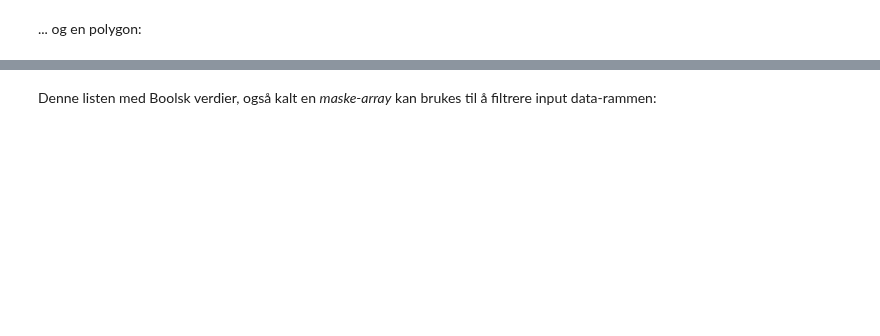
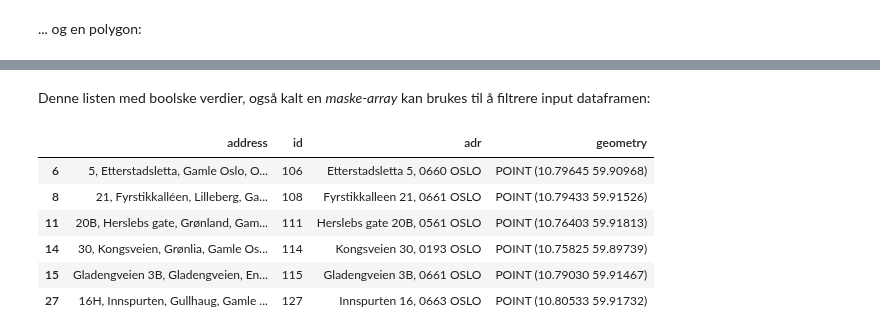
Before and after one commit to haavardaagesen/gmgi221, a Jupyter notebook: content/notebooks/04_punkt_i_polygon.ipynb, the cells around one changed output, grey strips where cells are left out. Cells and saved outputs as stored; diff of their text form; code cells hidden in the pictures; blank space fills up the shorter version.

```diff
--- a/content/notebooks/04_punkt_i_polygon.ipynb
+++ b/content/notebooks/04_punkt_i_polygon.ipynb
@@ -170,10 +212,18 @@ adresser.within(sør_distrikt.at[0, "geometry"])
 # %% [markdown]
-Denne listen med Boolsk verdier, også kalt en *maske-array* kan brukes til å filtrere
-input data-rammen:
+Denne listen med boolske verdier, også kalt en *maske-array* kan brukes til å filtrere
+input dataframen:
 # %%
-adresser_i_sør_distriktet = adresser[
-    adresser.within(sør_distrikt.at[0, "geometry"])
+adresser_i_gamle_oslo = adresser[
+    adresser.within(gamle_oslo.at[0, "geometry"])
 ]
-adresser_i_sør_distriktet
+adresser_i_gamle_oslo
+# %% [output]
+|  | address | id | adr | geometry |
+| 6 | 5, Etterstadsletta, Gamle Oslo, O... | 106 | Etterstadsletta 5, 0660 OSLO | POINT (10.79645 59.90968) |
+| 8 | 21, Fyrstikkalléen, Lilleberg, Ga... | 108 | Fyrstikkalleen 21, 0661 OSLO | POINT (10.79433 59.91526) |
+| 11 | 20B, Herslebs gate, Grønland, Gam... | 111 | Herslebs gate 20B, 0561 OSLO | POINT (10.76403 59.91813) |
+| 14 | 30, Kongsveien, Grønlia, Gamle Os... | 114 | Kongsveien 30, 0193 OSLO | POINT (10.75825 59.89739) |
+| 15 | Gladengveien 3B, Gladengveien, En... | 115 | Gladengveien 3B, 0661 OSLO | POINT (10.79030 59.91467) |
+| 27 | 16H, Innspurten, Gullhaug, Gamle ... | 127 | Innspurten 16, 0663 OSLO | POINT (10.80533 59.91732) |
 # %% [markdown]
 Til slutt, la oss plotte denne listen med adresser en gang til for visuelt å verifisere
```
Also changed, not shown: parts of 23 cells of this notebook, 22 other files.
